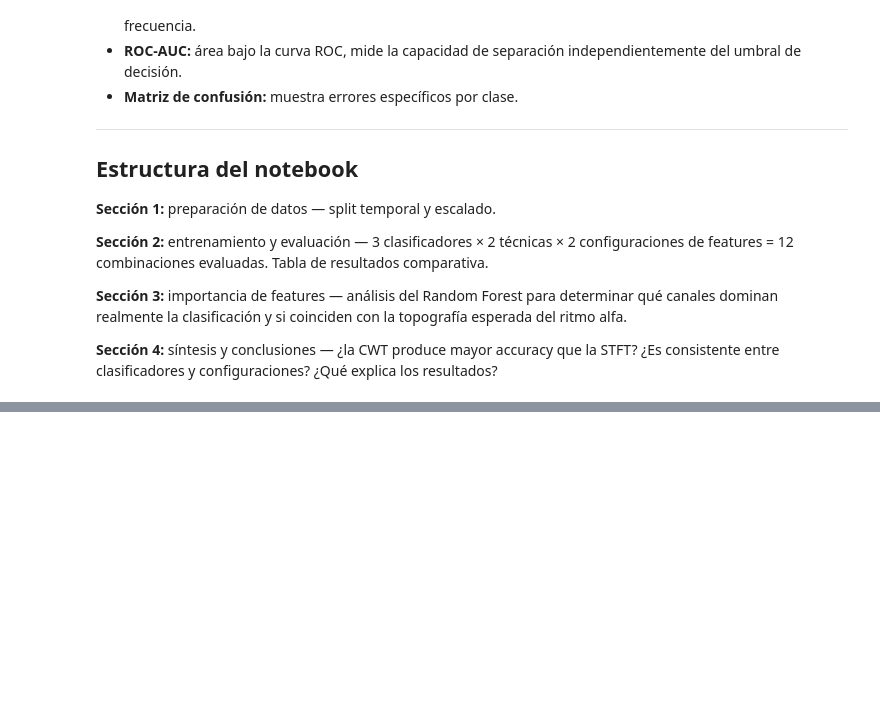
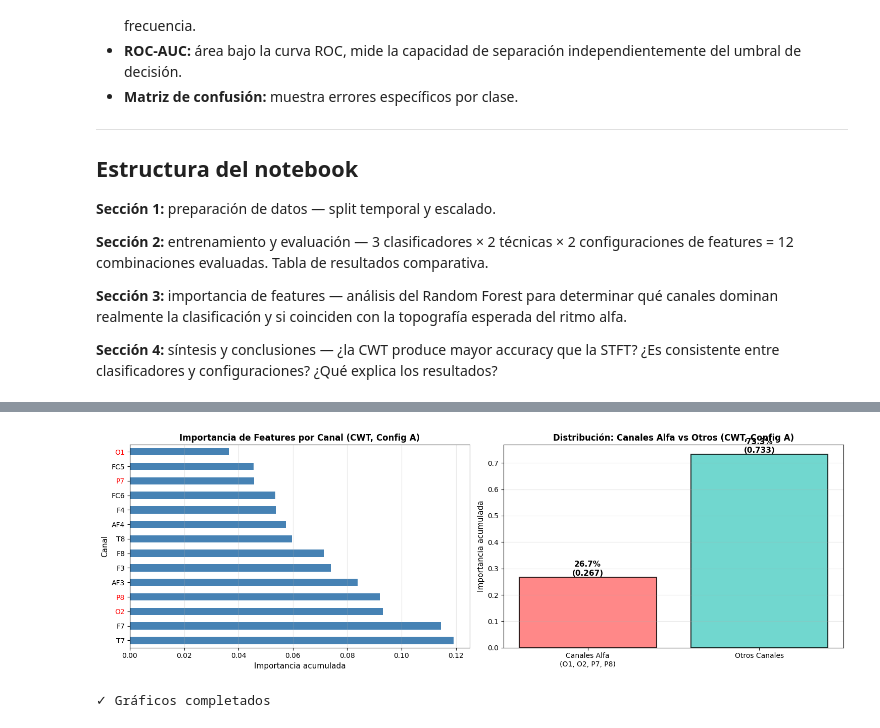
Before and after one commit to benjaauf/Proyecto_INF405, a Jupyter notebook: 06_CLASIFICACION.ipynb, the cells around one changed output, grey strips where cells are left out. Saved outputs shown, nothing was run; the diff lists cells and outputs as text; code cells hidden in the pictures; blank space fills up the shorter version.

```diff
--- a/06_CLASIFICACION.ipynb
+++ b/06_CLASIFICACION.ipynb
@@ -118,0 +705,43 @@ que la STFT? ¿Es consistente entre clasificadores y configuraciones?
+# %%
+## Visualización: Importancia de features por canal (gráfico de barras)
+
+fig, (ax1, ax2) = plt.subplots(1, 2, figsize=(15, 5))
+
+# Gráfico 1: Importancia por canal
+canal_importance.plot(kind='barh', ax=ax1, color='steelblue')
+ax1.set_xlabel('Importancia acumulada', fontsize=11)
+ax1.set_ylabel('Canal', fontsize=11)
+ax1.set_title('Importancia de Features por Canal (CWT, Config A)', fontsize=12, fontweight='bold')
+ax1.grid(axis='x', alpha=0.3)
+
+# Colorear canales alfa de diferente color
+canales_en_grafico = ax1.get_yticklabels()
+for i, label in enumerate(canales_en_grafico):
+    canal = label.get_text()
+    if canal in canales_alfa_list:
+        ax1.get_yticklabels()[i].set_color('red')
+
+# Gráfico 2: Comparación Alfa vs Otros
+categorias = ['Canales Alfa\n(O1, O2, P7, P8)', 'Otros Canales']
+importancias = [importancia_alfa, importancia_total - importancia_alfa]
+colores = ['#ff6b6b', '#4ecdc4']
+
+bars = ax2.bar(categorias, importancias, color=colores, alpha=0.8, edgecolor='black', linewidth=1.5)
+ax2.set_ylabel('Importancia acumulada', fontsize=11)
+ax2.set_title('Distribución: Canales Alfa vs Otros (CWT, Config A)', fontsize=12, fontweight='bold')
+ax2.grid(axis='y', alpha=0.3)
+
+# Agregar porcentajes en las barras
+for bar, (cat, val, pct) in zip(bars, zip(categorias, importancias, [pct_alfa, 100-pct_alfa])):
+    height = bar.get_height()
+    ax2.text(bar.get_x() + bar.get_width()/2., height,
+            f'{pct:.1f}%\n({val:.3f})',
+            ha='center', va='bottom', fontsize=11, fontweight='bold')
+
+plt.tight_layout()
+plt.show()
+
+print("✓ Gráficos completados")
+# %% [output]
+[figure, added]
+✓ Gráficos completados
```
Also changed, not shown: parts of 15 cells of this notebook, 5 other files.
